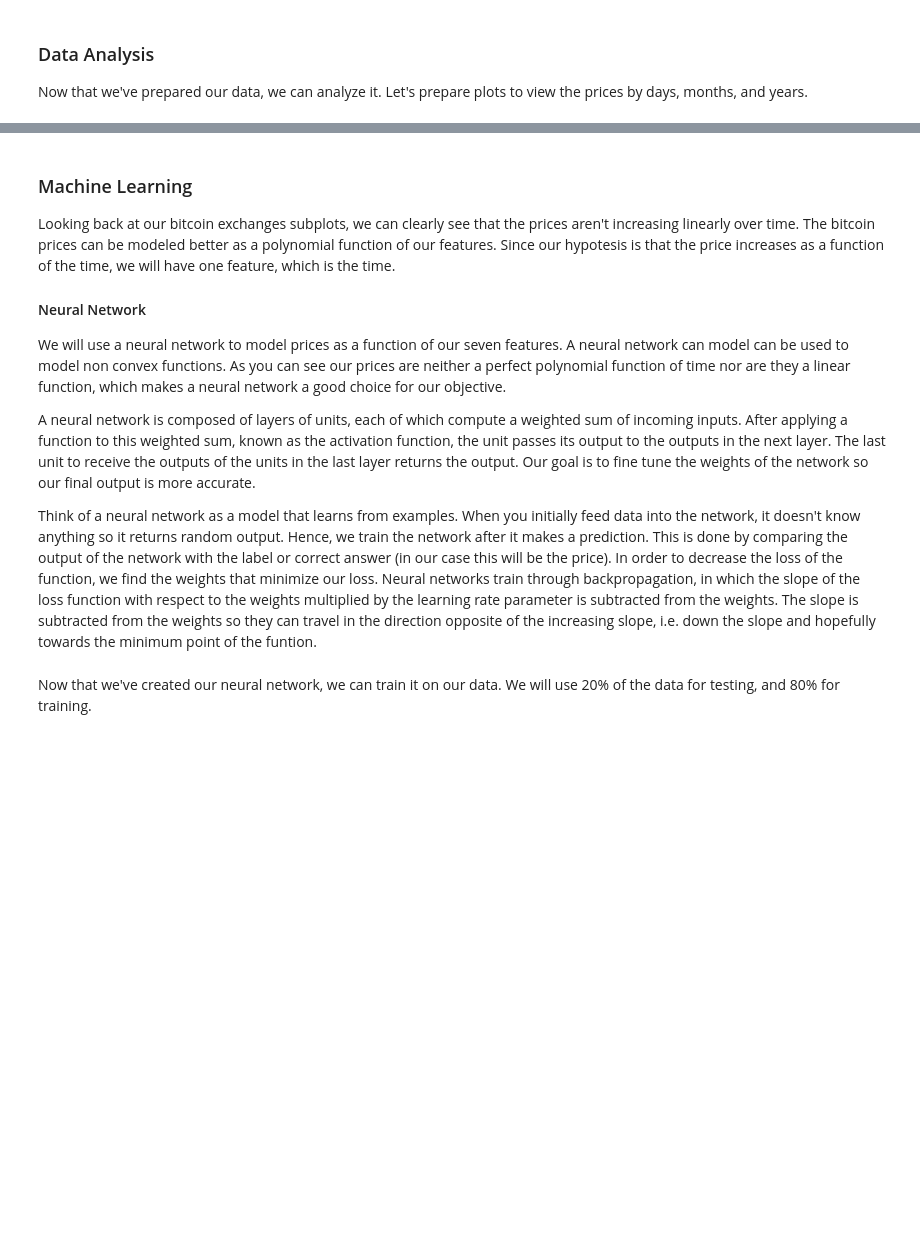
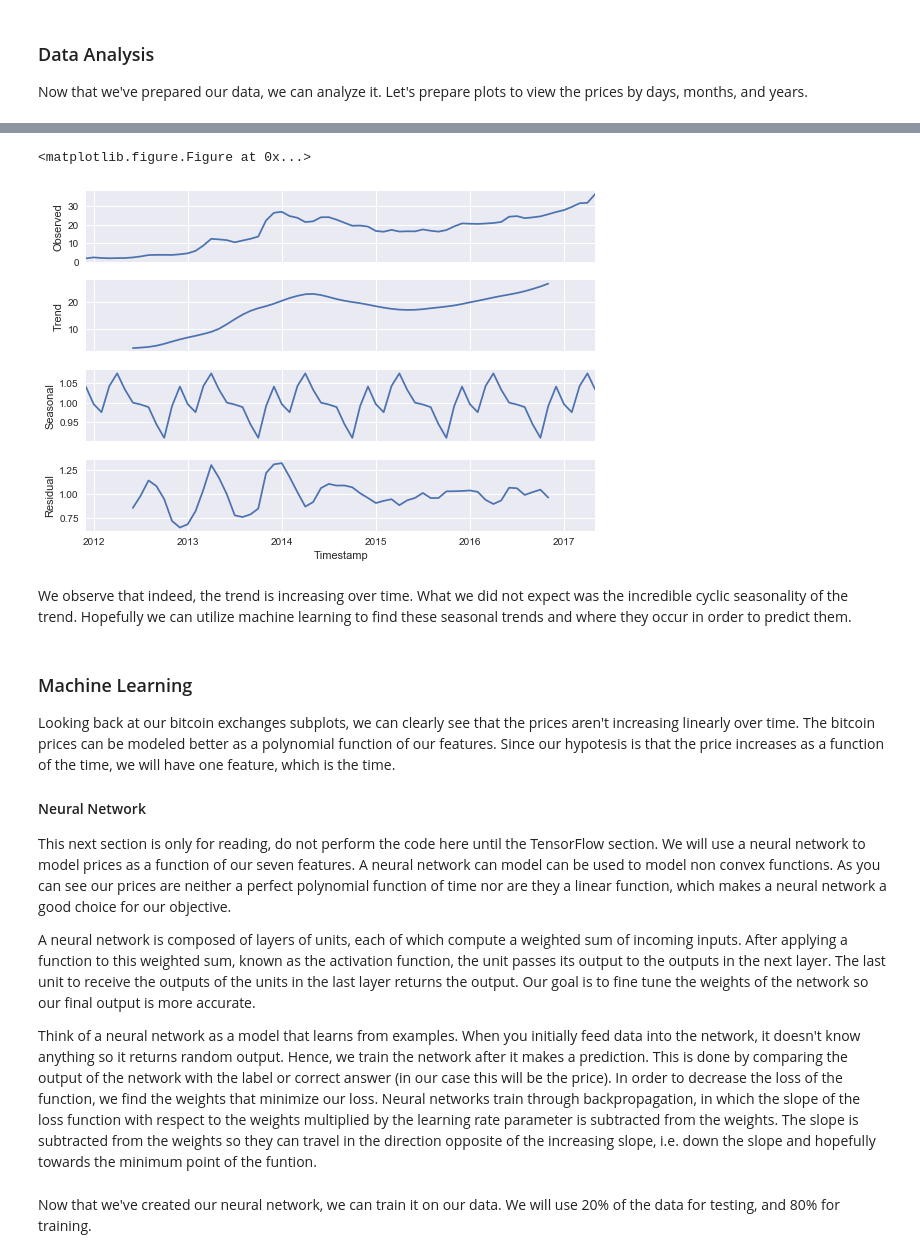
Before and after one commit to 8Gitbrix/cmsc320Bitcoin, a Jupyter notebook: cmsc320final.ipynb, the cells around one changed output, grey strips where cells are left out. Saved outputs shown, nothing was run; the diff lists cells and outputs as text; code cells hidden in the pictures; blank space fills up the shorter version.

Commit message:
add decomp

```diff
--- a/cmsc320final.ipynb
+++ b/cmsc320final.ipynb
@@ -96,9 +107,18 @@ From looking at the data, we can see that that the price has its first peak arou
+# %%
+plt.figure(figsize=[15,7])
+sm.tsa.seasonal_decompose(table_month.Weighted_Price, model="multiplicative").plot()
+plt.show()
+# %% [output]
+<matplotlib.figure.Figure at 0x...>
+[figure, added]
+# %% [markdown]
+We observe that indeed, the trend is increasing over time. What we did not expect was the incredible cyclic seasonality of the trend. Hopefully we can utilize machine learning to find these seasonal trends and where they occur in order to predict them.
 # %% [markdown]
 ### Machine Learning
 Looking back at our bitcoin exchanges subplots, we can clearly see that the prices aren't increasing linearly over time. The bitcoin prices can be modeled better as a polynomial function of our features. Since our hypotesis is that the price increases as a function of the time, we will have one feature, which is the time.
 
 #### Neural Network
-We will use a neural network to model prices as a function of our seven features. A neural network can model can be used to model non convex functions. As you can see our prices are neither a perfect polynomial function of time nor are they a linear function, which makes a neural network a good choice for our objective.
+This next section is only for reading, do not perform the code here until the TensorFlow section. We will use a neural network to model prices as a function of our seven features. A neural network can model can be used to model non convex functions. As you can see our prices are neither a perfect polynomial function of time nor are they a linear function, which makes a neural network a good choice for our objective.
 
 A neural network is composed of layers of units, each of which compute a weighted sum of incoming inputs. After applying a function to this weighted sum, known as the activation function, the unit passes its output to the outputs in the next layer. The last unit to receive the outputs of the units in the last layer returns the output. Our goal is to fine tune the weights of the network so our final output is more accurate.
 
```
Also changed, not shown: parts of 13 cells of this notebook.
